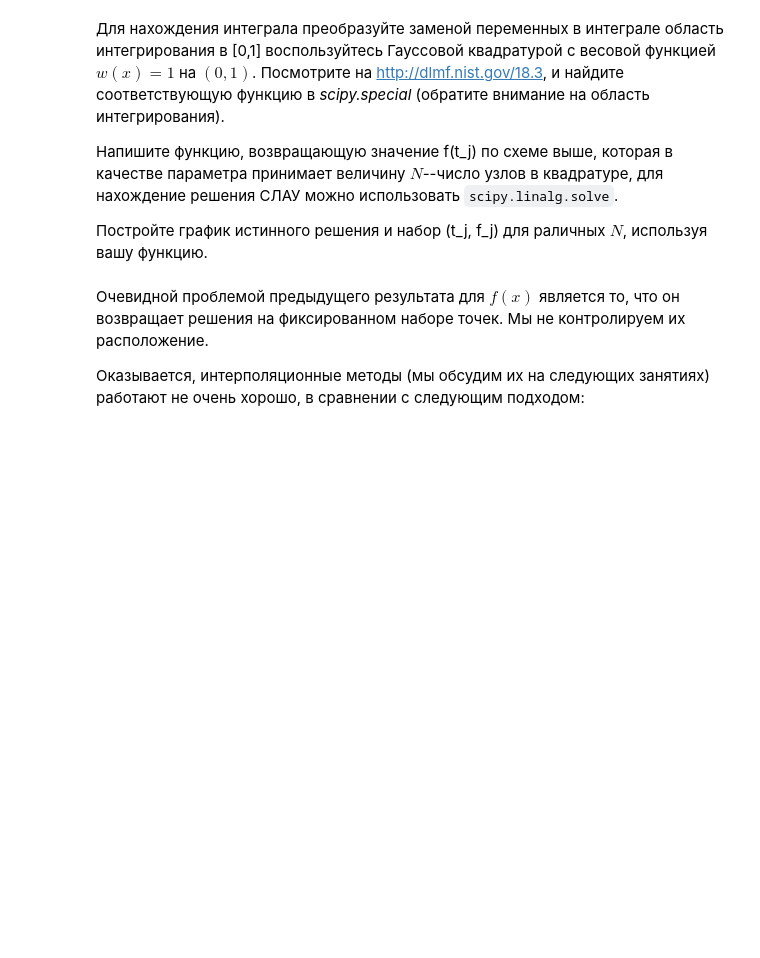
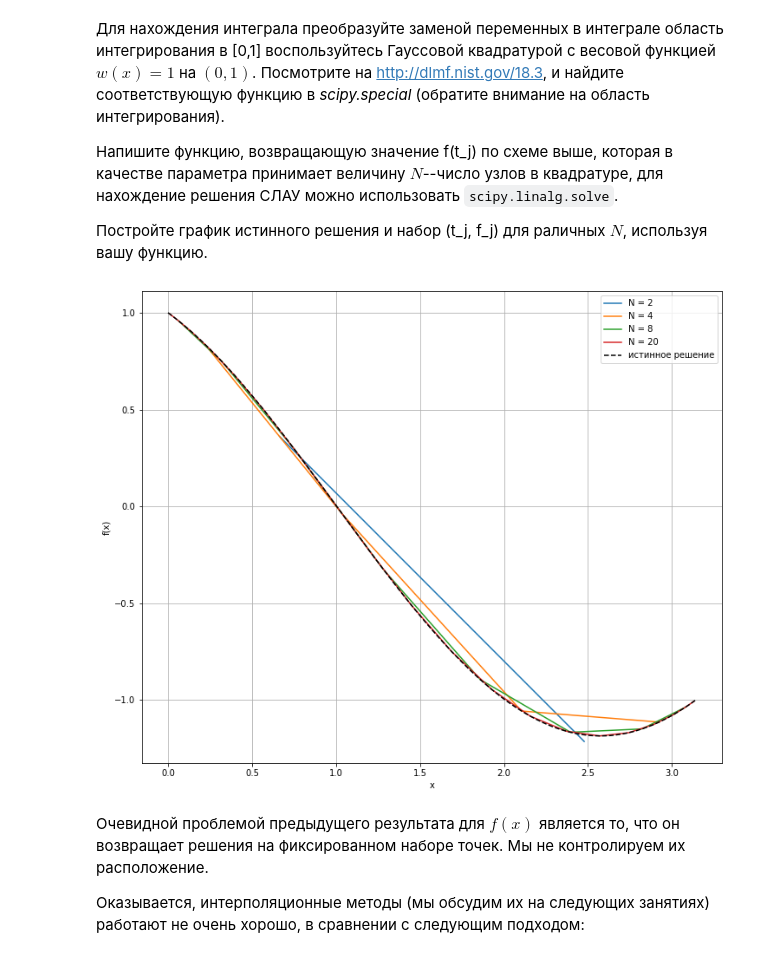
Before and after one commit to DziyanaC/---, a Jupyter notebook: advanced_Integrals.ipynb, the cells around one changed output. Saved outputs shown, nothing was run; the diff lists cells and outputs as text; code cells hidden in the pictures; blank space fills up the shorter version.

```diff
--- a/advanced_Integrals.ipynb
+++ b/advanced_Integrals.ipynb
@@ -282,3 +279,35 @@ raise NotImplementedError()
+# %%
+import matplotlib.pyplot as plt
+
+K = lambda x, t: np.sin(np.pi * x) * t
+g = lambda x: np.cos(np.pi * x)
+
+def func(N):
+    roots, weights = scipy.special.roots_sh_legendre(N)
+    I = np.eye(N)
+    A = np.pi / 2 * np.asarray([weights * K(i, roots) for i in roots]) - I
+    b = - g(roots)
+    f = scipy.linalg.solve(A, b)
+    return f
+
+plt.figure(figsize=(12, 10))
+
+for N in [2, 4, 8, 20]:
+    roots, weights = scipy.special.roots_sh_legendre(N)
+    x = roots * np.pi
+    f = func(N)
+    plt.plot(x, f, label=f'N = {N}')
+
+plt.grid(True)
+plt.xlabel('x')
+plt.ylabel('f(x)')
+f_t = lambda x: np.cos(x) - 2 / np.pi * np.sin(x)
+x = np.linspace(0, np.pi, 200)
+plt.plot(x, f_t(x), '--', label='истинное решение', color='black')
+plt.legend(loc="best")
+plt.show()
+# %% [output]
+[figure, added]
 # %% [markdown]
 Очевидной проблемой предыдущего результата для $f(x)$ является то, что он возвращает решения на фиксированном наборе точек. Мы не контролируем их расположение.
 
```
Also changed, not shown: parts of 4 cells of this notebook.
